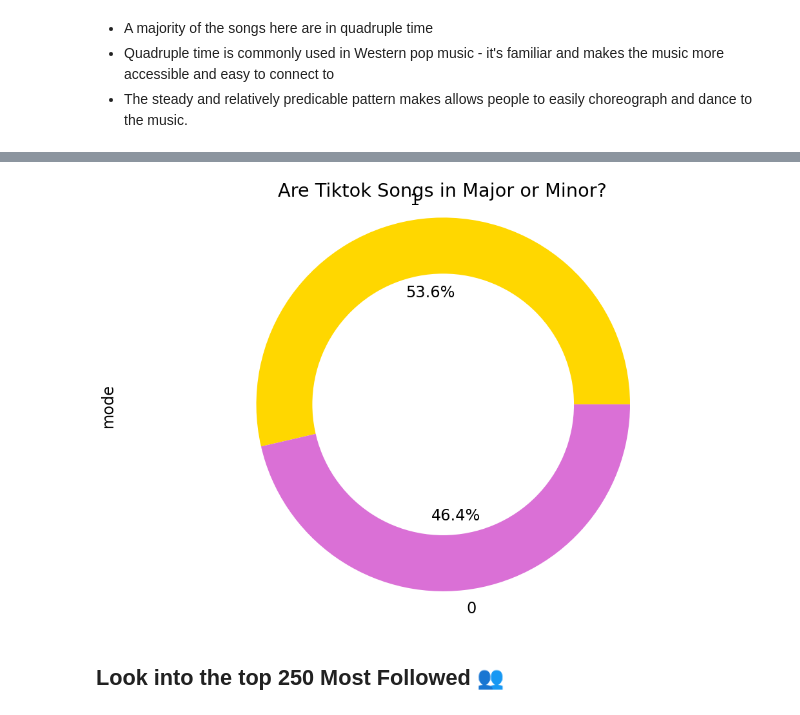
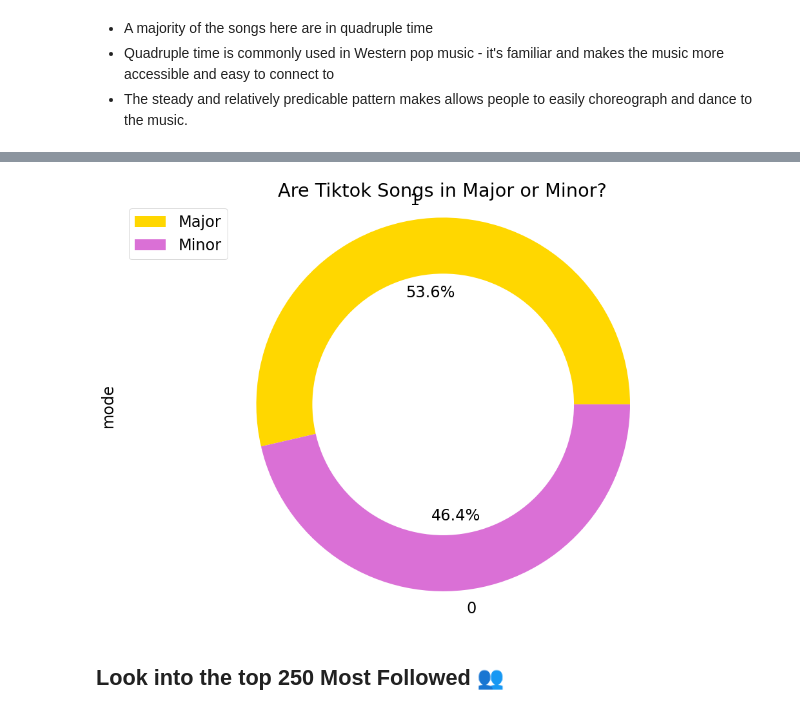
Before and after one commit to incalescence/open-data, a Jupyter notebook: tiktok_presentation.ipynb, the cells around one changed output, grey strips where cells are left out. Cells and saved outputs as stored; diff of their text form; code cells hidden in the pictures.

```diff
--- a/tiktok_presentation.ipynb
+++ b/tiktok_presentation.ipynb
@@ -117,16 +123,17 @@ plt.show()
 # %%
 time_signature_count = tiktok_songs['mode'].value_counts()
 time_signature_count.plot(kind='pie', colors=['gold','orchid'], autopct='%1.1f%%')
 centre_circle = plt.Circle((0,0),0.70,fc='white')
 fig = plt.gcf()
 fig.gca().add_artist(centre_circle)
 plt.title('Are Tiktok Songs in Major or Minor?')
 plt.axis('equal')
 plt.tight_layout()
+plt.legend(labels=['Major', 'Minor'], loc='upper left')
 plt.rcParams.update({'font.size': 24})
 plt.show()
 # %% [output]
-[figure, old version]
+[figure, new version]
 # %% [markdown]
 ## Look into the top 250 Most Followed 👥
 # %%
```
Also changed, not shown: parts of 19 cells of this notebook, 1 other file.
